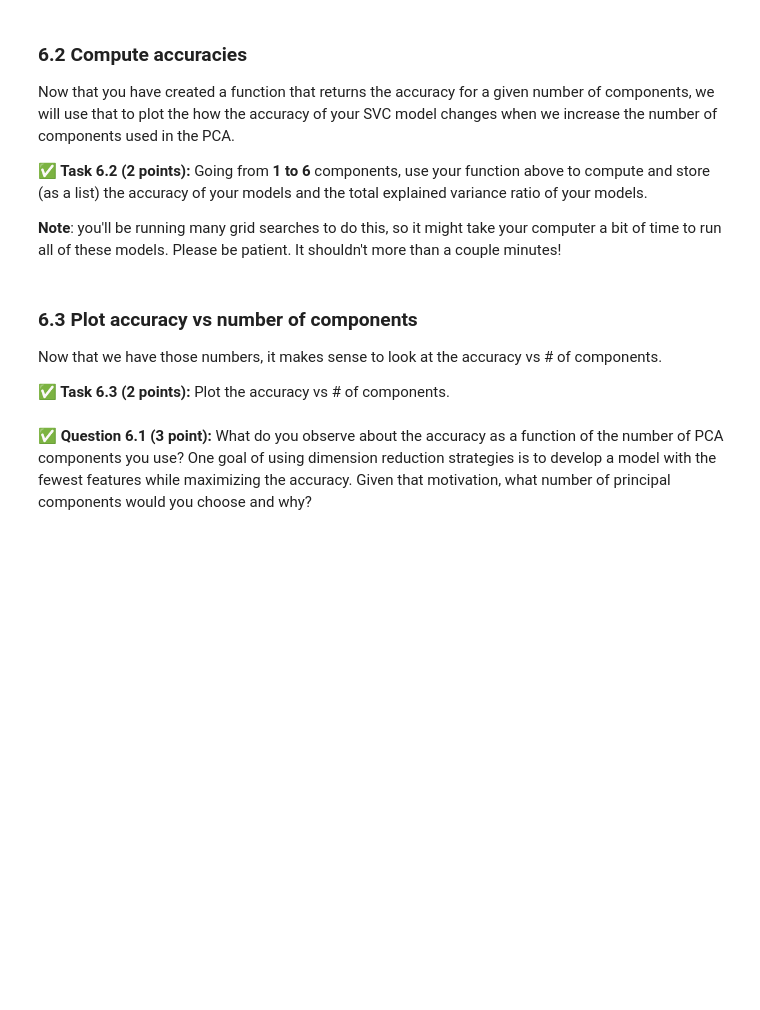
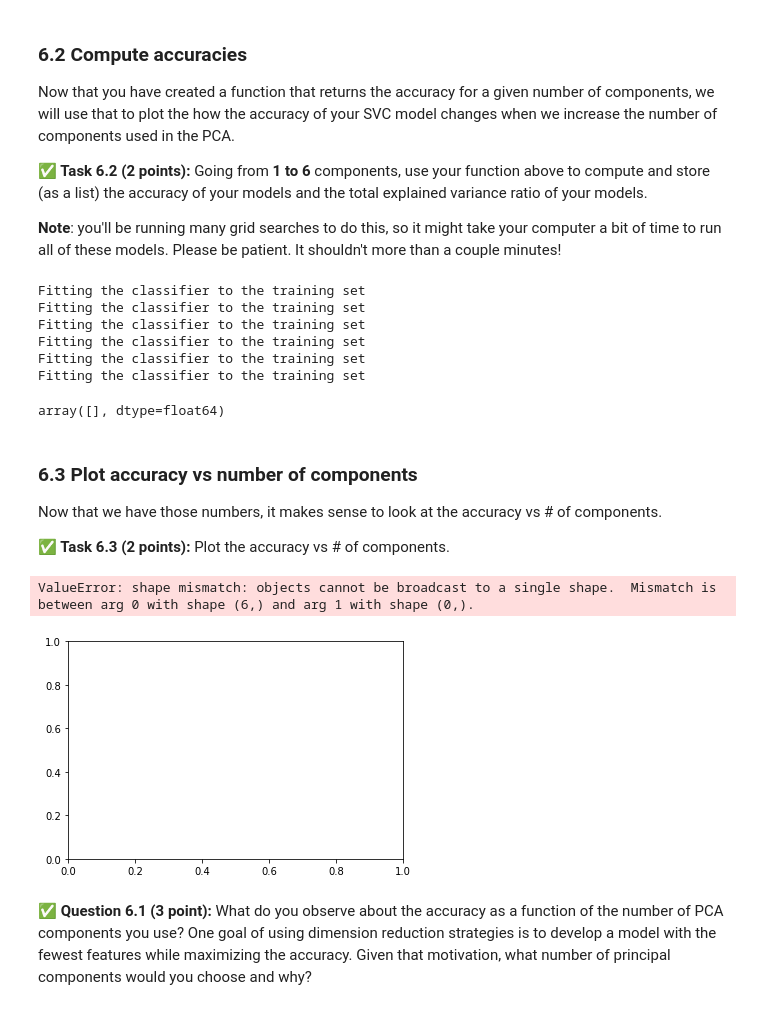
Before and after one commit to interlic/CMSE202, a Jupyter notebook: hw-04/HW-04_PerceptronSVMandPCA-STUDENT.ipynb, the cells around one changed output. Cells and saved outputs as stored; diff of their text form; code cells hidden in the pictures; blank space fills up the shorter version.

```diff
--- a/hw-04/HW-04_PerceptronSVMandPCA-STUDENT.ipynb
+++ b/hw-04/HW-04_PerceptronSVMandPCA-STUDENT.ipynb
@@ -570,3 +601,25 @@ Now that you have created a function that returns the accuracy for a given numbe
+# %%
+# Put your code here
+train_vectors, test_vectors, train_labels, test_labels = train_test_split(features, labels, test_size = 0.2, random_state = 1)
+
+ratios = np.array([])
+scores = np.array([])
+
+for i in range(6):
+    ratio, score = accuracy(i+1, train_vectors, test_vectors, train_labels, test_labels)
+    ratios += np.append(ratios,ratio)
+    scores += np.append(scores,score)
+# %% [output]
+Fitting the classifier to the training set
+Fitting the classifier to the training set
+Fitting the classifier to the training set
+Fitting the classifier to the training set
+Fitting the classifier to the training set
+Fitting the classifier to the training set
+# %%
+ratios
+# %% [output]
+array([], dtype=float64)
 # %% [markdown]
 ### 6.3 Plot accuracy vs number of components
 
@@ -575,6 +628,11 @@ Now that we have those numbers, it makes sense to look at the accuracy vs # of c
 **&#9989; Task 6.3 (2 points):** Plot the accuracy vs # of components.
 # %%
 # Put your code here
+comps = [1,2,3,4,5,6]
+plt.bar(comps, scores)
+# %% [output]
+ValueError: shape mismatch: objects cannot be broadcast to a single shape.  Mismatch is between arg 0 with shape (6,) and arg 1 with shape (0,).
+[figure, added]
 # %% [markdown]
 **&#9989; Question 6.1 (3 point):** What do you observe about the accuracy as a function of the number of PCA components you use? One goal of using dimension reduction strategies is to develop a model with the fewest features while maximizing the accuracy. Given that motivation, what number of principal components would you choose and why?
 # %% [markdown]
```
Also changed, not shown: parts of 11 cells of this notebook.
